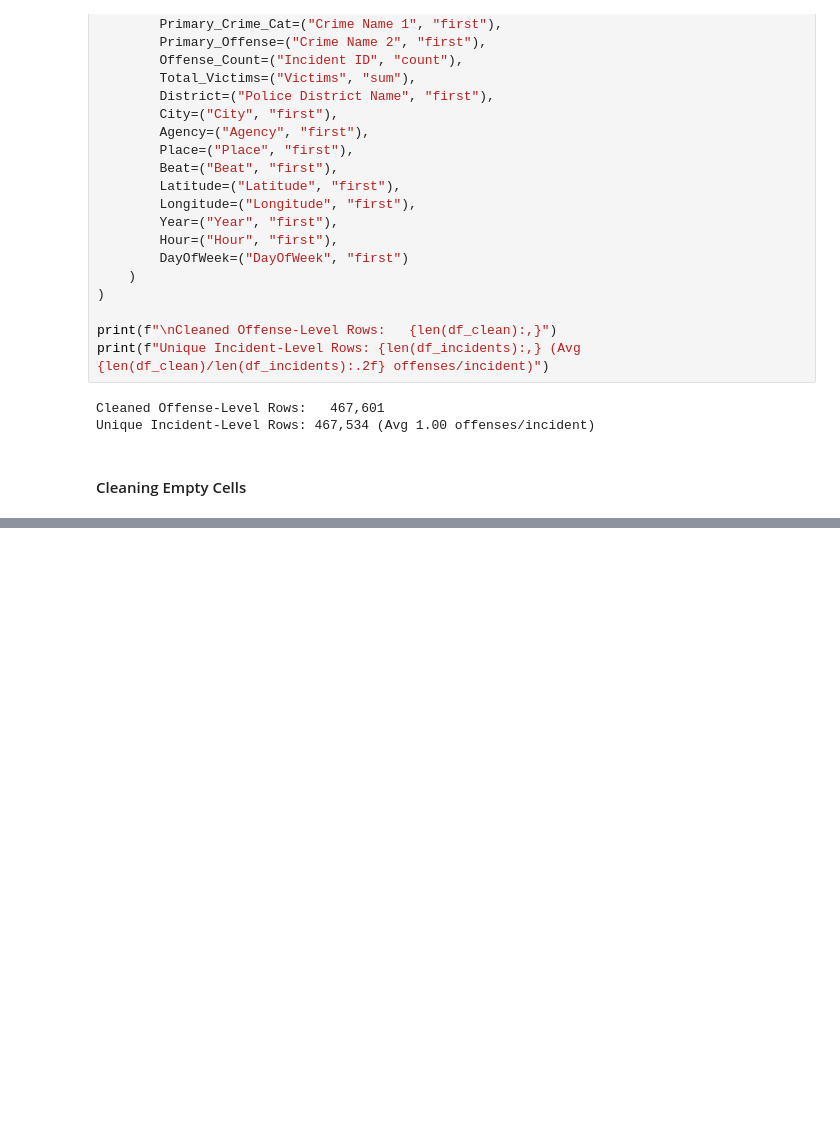
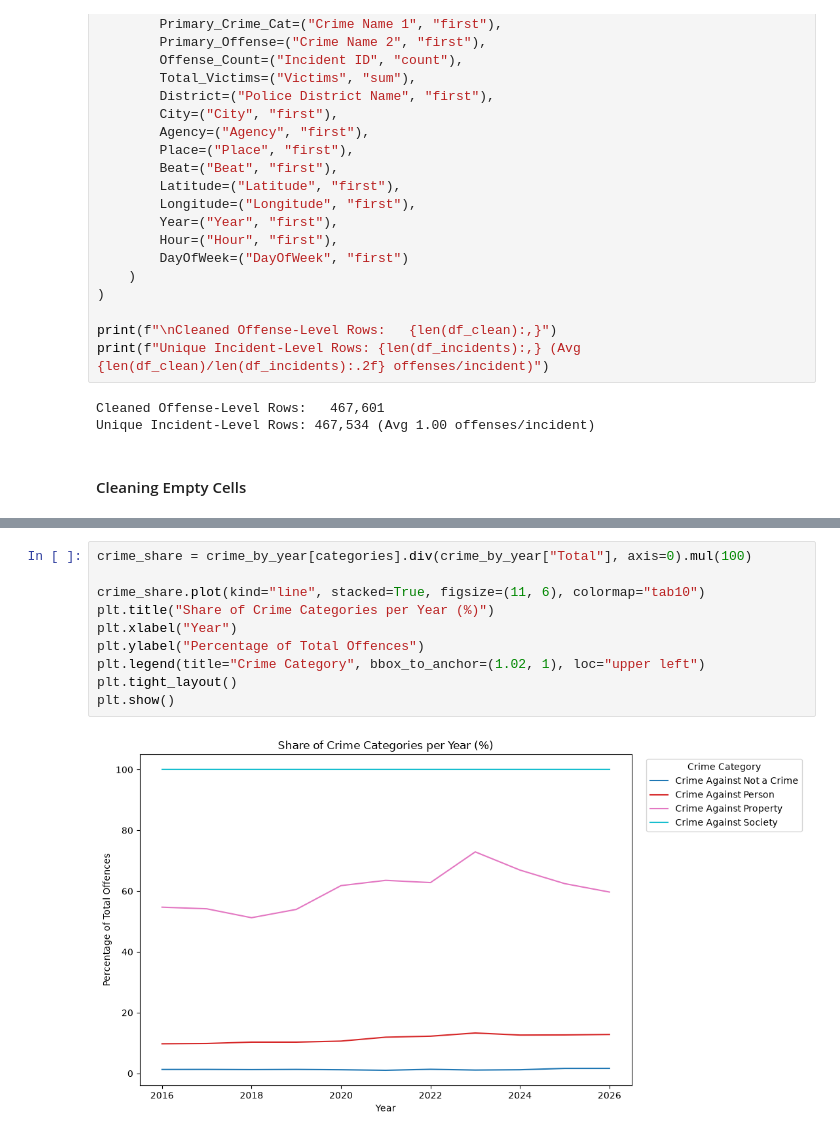
Before and after one commit to ArunaMahaGamage/MSC-AI-CW1, a Jupyter notebook: CW1.ipynb, the cells around one changed output, grey strips where cells are left out. Saved outputs shown, nothing was run; the diff lists cells and outputs as text; blank space fills up the shorter version.

```diff
--- a/CW1.ipynb
+++ b/CW1.ipynb
@@ -199,0 +360,12 @@ clean_df.plot()
+# %%
+crime_share = crime_by_year[categories].div(crime_by_year["Total"], axis=0).mul(100)
+
+crime_share.plot(kind="line", stacked=True, figsize=(11, 6), colormap="tab10")
+plt.title("Share of Crime Categories per Year (%)")
+plt.xlabel("Year")
+plt.ylabel("Percentage of Total Offences")
+plt.legend(title="Crime Category", bbox_to_anchor=(1.02, 1), loc="upper left")
+plt.tight_layout()
+plt.show()
+# %% [output]
+[figure, added]
```
Also changed, not shown: parts of 22 cells of this notebook, 1 other file.
